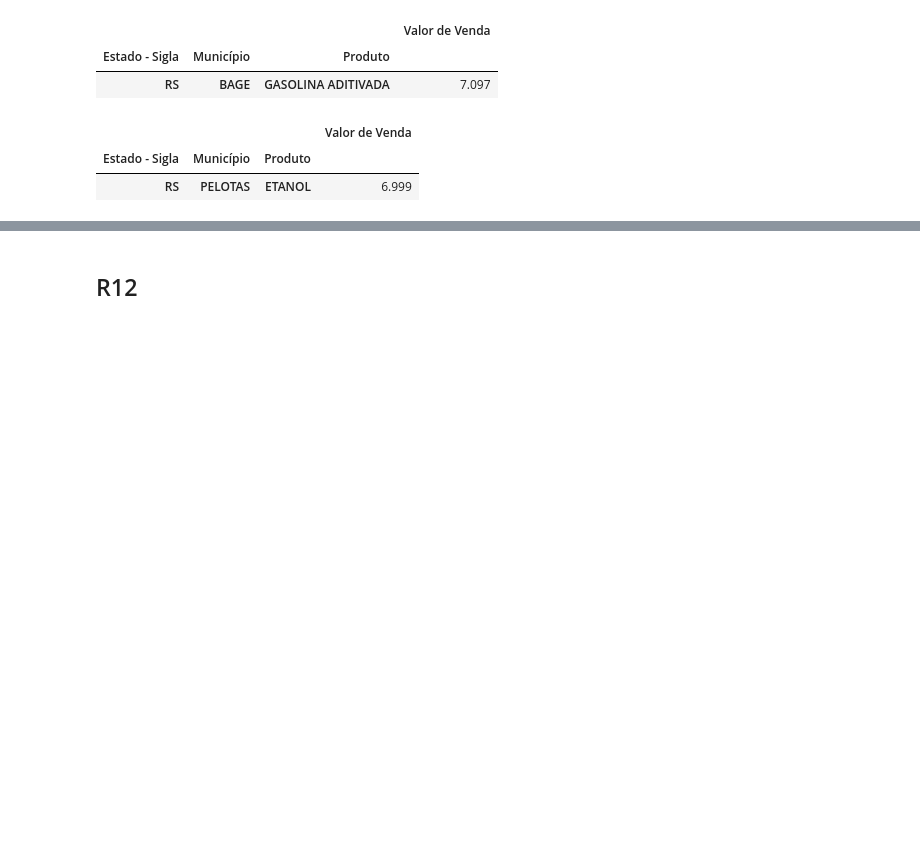
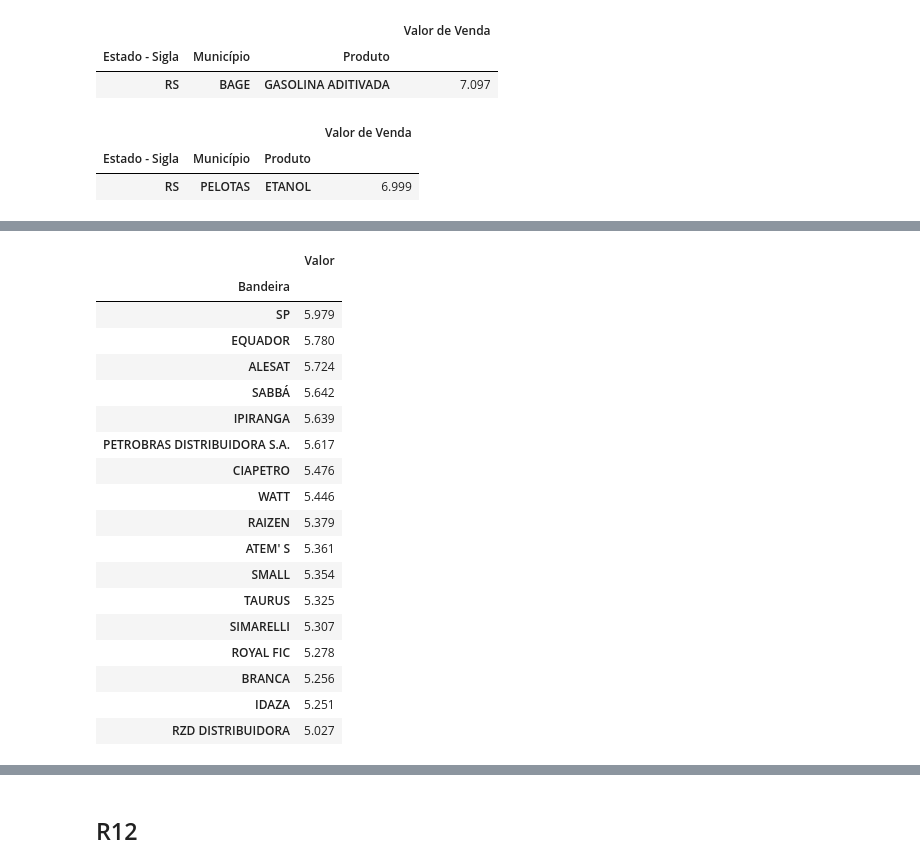
Before and after one commit to RhayzaPinto/Projeto_Modulo-IV, a Jupyter notebook: Projeto Módulo 4 - Dados - Branch Main.ipynb, the cells around one changed output, grey strips where cells are left out. Drawn from its saved outputs; the diff is of its cells as text; code cells hidden in the pictures; blank space fills up the shorter version.

```diff
--- a/Projeto Módulo 4 - Dados - Branch Main.ipynb
+++ b/Projeto Módulo 4 - Dados - Branch Main.ipynb
@@ -205,0 +298,25 @@ etanol_concat.groupby(['Estado - Sigla','Município','Produto'])[['Valor de Vend
+# %%
+dados_concat_rename = dados_concat.rename(columns={'Região - Sigla': 'Regiao', 'Estado - Sigla': 'Estado', 'Município':'Municipio', 'Valor de Venda': 'Valor', 'Data da Coleta':'Data'})
+estados_ATEM = dados_concat_rename.query('Estado == ["MT","MS","AM","AC","TO","AP","PA","RR","RO"]')
+# %%
+round(estados_ATEM.groupby('Bandeira').mean().sort_values(by = 'Valor', ascending=False),3)
+# %% [output]
+|  | Valor |
+| Bandeira |  |
+| SP | 5.979 |
+| EQUADOR | 5.780 |
+| ALESAT | 5.724 |
+| SABBÁ | 5.642 |
+| IPIRANGA | 5.639 |
+| PETROBRAS DISTRIBUIDORA S.A. | 5.617 |
+| CIAPETRO | 5.476 |
+| WATT | 5.446 |
+| RAIZEN | 5.379 |
+| ATEM' S | 5.361 |
+| SMALL | 5.354 |
+| TAURUS | 5.325 |
+| SIMARELLI | 5.307 |
+| ROYAL FIC | 5.278 |
+| BRANCA | 5.256 |
+| IDAZA | 5.251 |
+| RZD DISTRIBUIDORA | 5.027 |
```
Also changed, not shown: parts of 19 cells of this notebook.
